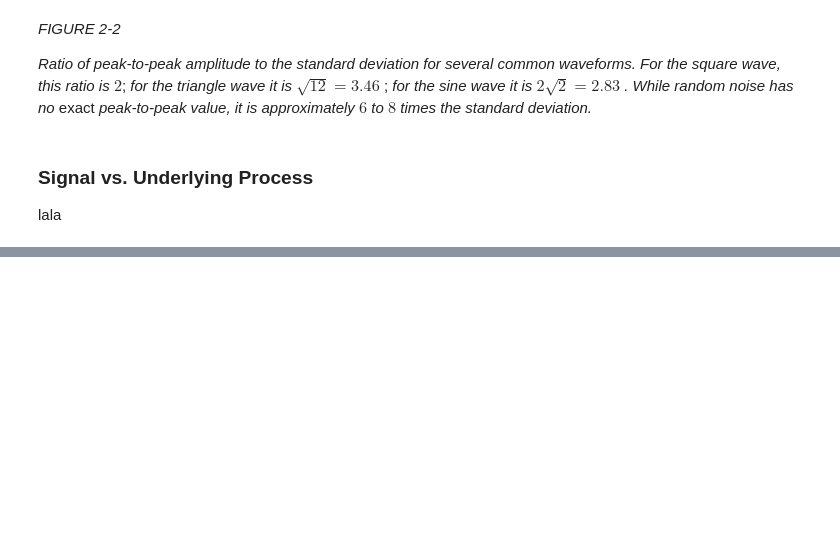
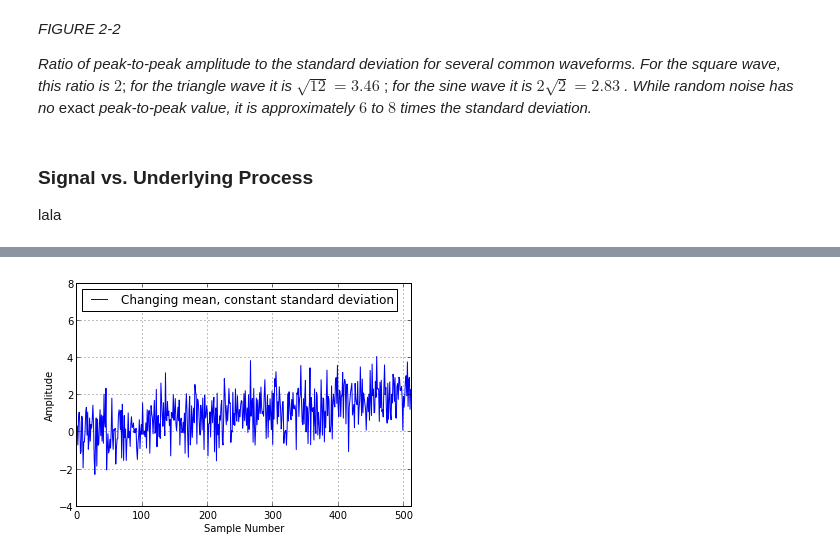
Before and after one commit to paulomarcondes/IPynb_DSP, a Jupyter notebook: DSP_Guide_CH2.ipynb, the cells around one changed output, grey strips where cells are left out. Cells and saved outputs as stored; diff of their text form; code cells hidden in the pictures; blank space fills up the shorter version.

```diff
--- a/DSP_Guide_CH2.ipynb
+++ b/DSP_Guide_CH2.ipynb
@@ -168,0 +172,11 @@ p2.grid(True)
+# %%
+p2 = subplot(111,sharex=p1,sharey=p1)
+plot(range(n),vx2,label='Changing mean, constant standard deviation')
+xlabel('Sample Number')
+ylabel('Amplitude')
+p2.set_ylim(-4,8)
+p2.set_xlim(0,512)
+legend(loc=2)
+grid(True)
+# %% [output]
+[figure, added]
```
Also changed, not shown: parts of 10 cells of this notebook.
